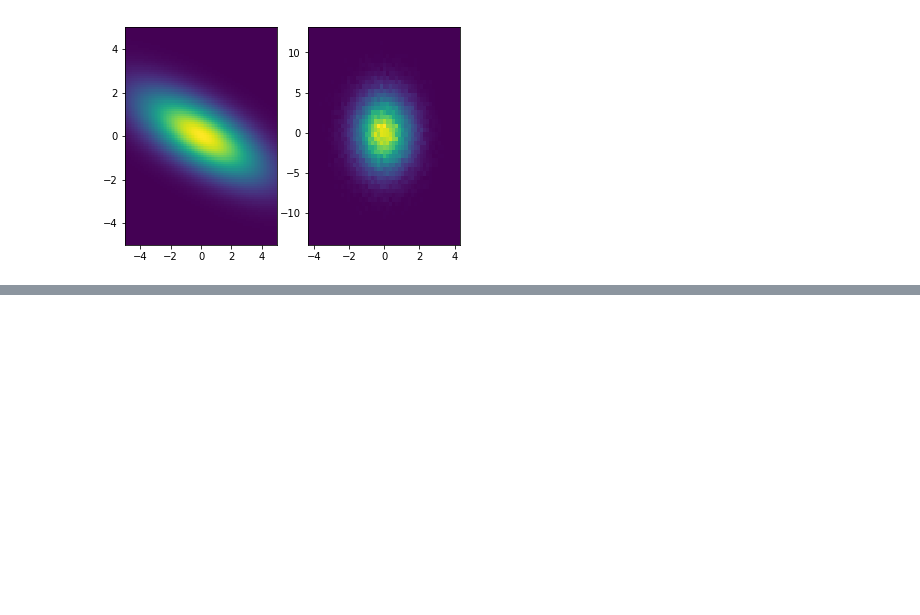
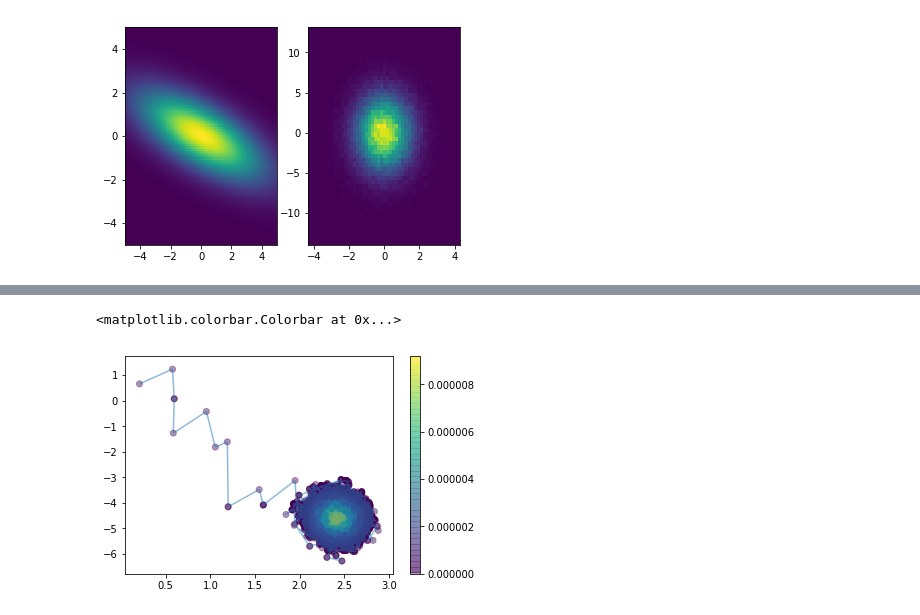
Before and after one commit to JoseMontanaC/Metodos_Computacionales, a Jupyter notebook: Repaso_Ejercicios/Ejercicio_5/Ejercicio_5.ipynb, the cells around one changed output, grey strips where cells are left out. Saved outputs shown, nothing was run; the diff lists cells and outputs as text; code cells hidden in the pictures; blank space fills up the shorter version.

```diff
--- a/Repaso_Ejercicios/Ejercicio_5/Ejercicio_5.ipynb
+++ b/Repaso_Ejercicios/Ejercicio_5/Ejercicio_5.ipynb
@@ -399,0 +468,7 @@ plt.show()
+# %%
+plt.plot(lista_m, lista_b, alpha=0.5)
+plt.scatter(lista_m, lista_b, alpha=0.4, c=np.exp(logposterior))
+plt.colorbar()
+# %% [output]
+<matplotlib.colorbar.Colorbar at 0x...>
+[figure, added]
```
Also changed, not shown: parts of 23 cells of this notebook.
